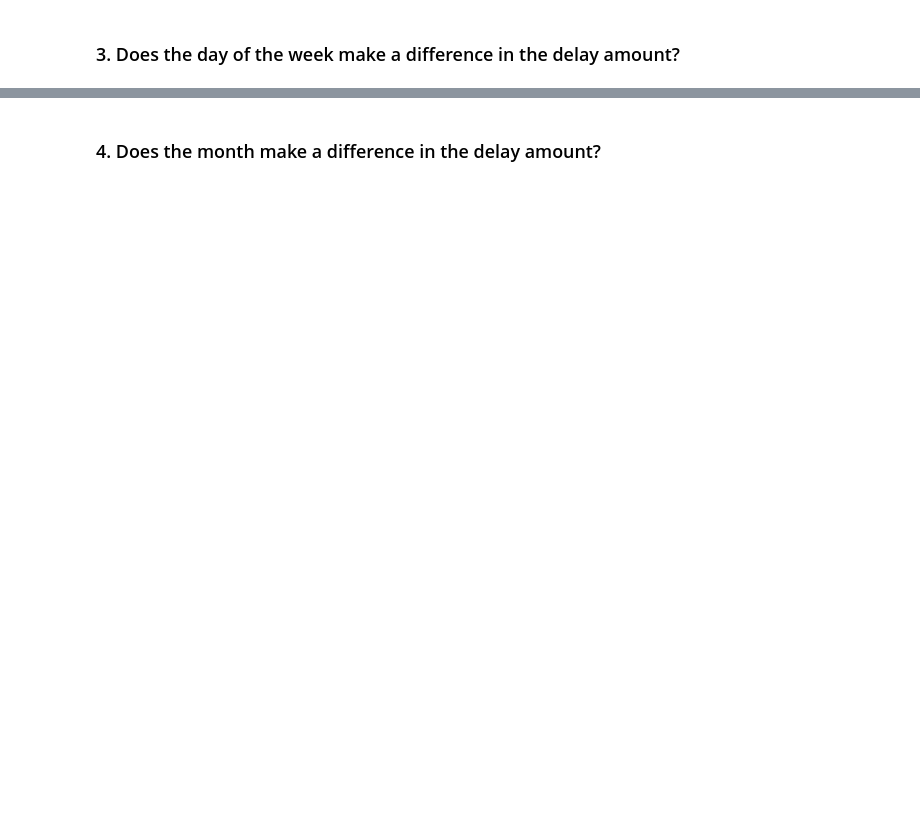
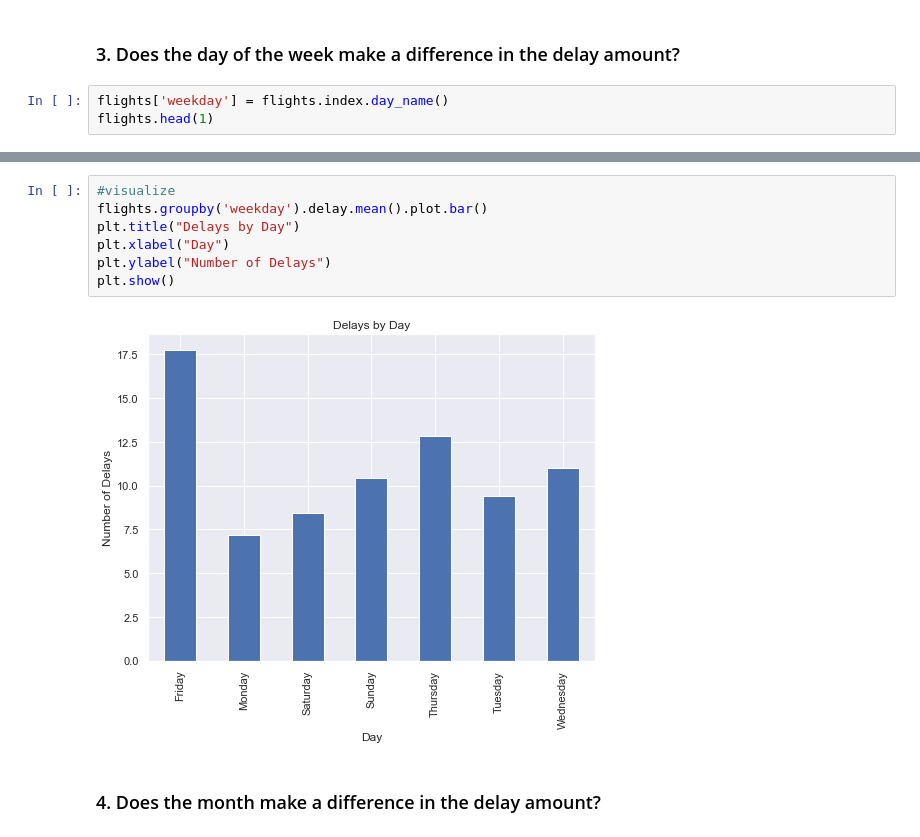
Before and after one commit to aliciag92/time-series-exercises, a Jupyter notebook: datetime_exercises.ipynb, the cells around one changed output, grey strips where cells are left out. Drawn from its saved outputs; the diff is of its cells as text; blank space fills up the shorter version.

```diff
--- a/datetime_exercises.ipynb
+++ b/datetime_exercises.ipynb
@@ -586,2 +598,5 @@ Name: delay, dtype: float64
 # %% [markdown]
 ### 3. Does the day of the week make a difference in the delay amount?
+# %%
+flights['weekday'] = flights.index.day_name()
+flights.head(1)
@@ -588,2 +619,11 @@ Name: delay, dtype: float64
+# %%
+#visualize
+flights.groupby('weekday').delay.mean().plot.bar()
+plt.title("Delays by Day")
+plt.xlabel("Day")
+plt.ylabel("Number of Delays")
+plt.show()
+# %% [output]
+[figure, added]
 # %% [markdown]
 ### 4. Does the month make a difference in the delay amount?
```
Also changed, not shown: parts of 25 cells of this notebook.
